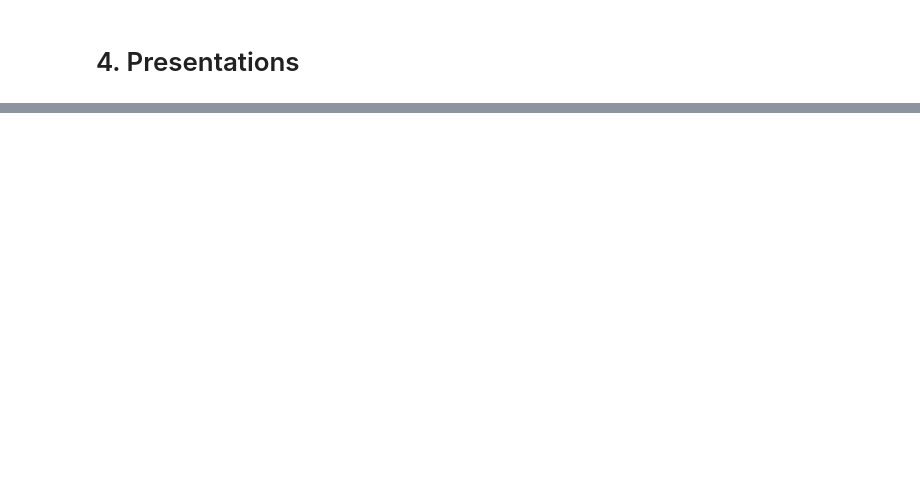
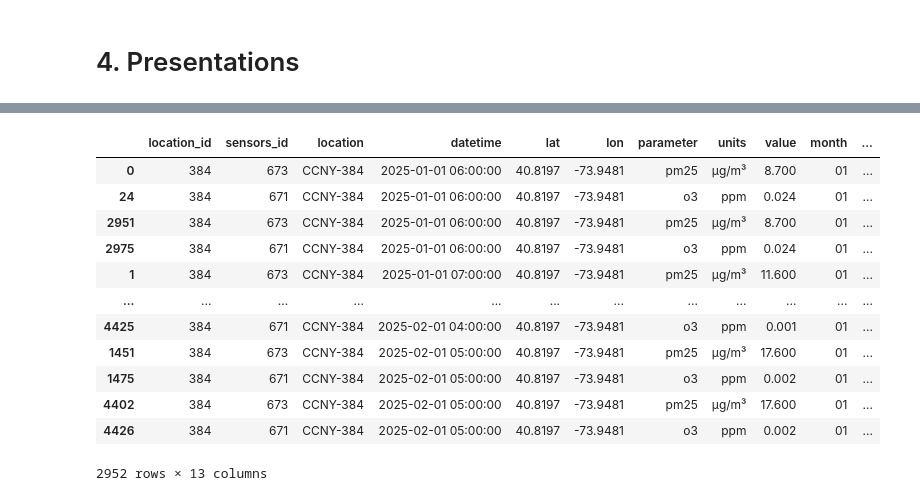
Before and after one commit to Vish501/Live-Air-Quality, a Jupyter notebook: research/testing-01-database-manager.ipynb, the cells around one changed output, grey strips where cells are left out. Cells and saved outputs as stored; diff of their text form; code cells hidden in the pictures; blank space fills up the shorter version.

```diff
--- a/research/testing-01-database-manager.ipynb
+++ b/research/testing-01-database-manager.ipynb
@@ -423,0 +518,17 @@ if __name__ == '__main__':
+# %%
+# Duplicated values on analysis are due to the originally failed DB insertion
+data[data.duplicated(subset=["location_id", "sensors_id", "datetime", "parameter", "value"], keep=False)].sort_values(by=["location_id", "datetime"])
+# %% [output]
+|  | location_id | sensors_id | location | datetime | lat | lon | parameter | units | value | month | ... |
+| 0 | 384 | 673 | CCNY-384 | 2025-01-01 06:00:00 | 40.8197 | -73.9481 | pm25 | µg/m³ | 8.700 | 01 | ... |
+| 24 | 384 | 671 | CCNY-384 | 2025-01-01 06:00:00 | 40.8197 | -73.9481 | o3 | ppm | 0.024 | 01 | ... |
+| 2951 | 384 | 673 | CCNY-384 | 2025-01-01 06:00:00 | 40.8197 | -73.9481 | pm25 | µg/m³ | 8.700 | 01 | ... |
+| 2975 | 384 | 671 | CCNY-384 | 2025-01-01 06:00:00 | 40.8197 | -73.9481 | o3 | ppm | 0.024 | 01 | ... |
+| 1 | 384 | 673 | CCNY-384 | 2025-01-01 07:00:00 | 40.8197 | -73.9481 | pm25 | µg/m³ | 11.600 | 01 | ... |
+| ... | ... | ... | ... | ... | ... | ... | ... | ... | ... | ... | ... |
+| 4425 | 384 | 671 | CCNY-384 | 2025-02-01 04:00:00 | 40.8197 | -73.9481 | o3 | ppm | 0.001 | 01 | ... |
+| 1451 | 384 | 673 | CCNY-384 | 2025-02-01 05:00:00 | 40.8197 | -73.9481 | pm25 | µg/m³ | 17.600 | 01 | ... |
+| 1475 | 384 | 671 | CCNY-384 | 2025-02-01 05:00:00 | 40.8197 | -73.9481 | o3 | ppm | 0.002 | 01 | ... |
+| 4402 | 384 | 673 | CCNY-384 | 2025-02-01 05:00:00 | 40.8197 | -73.9481 | pm25 | µg/m³ | 17.600 | 01 | ... |
+| 4426 | 384 | 671 | CCNY-384 | 2025-02-01 05:00:00 | 40.8197 | -73.9481 | o3 | ppm | 0.002 | 01 | ... |
+2952 rows × 13 columns
```
Also changed, not shown: parts of 10 cells of this notebook.
